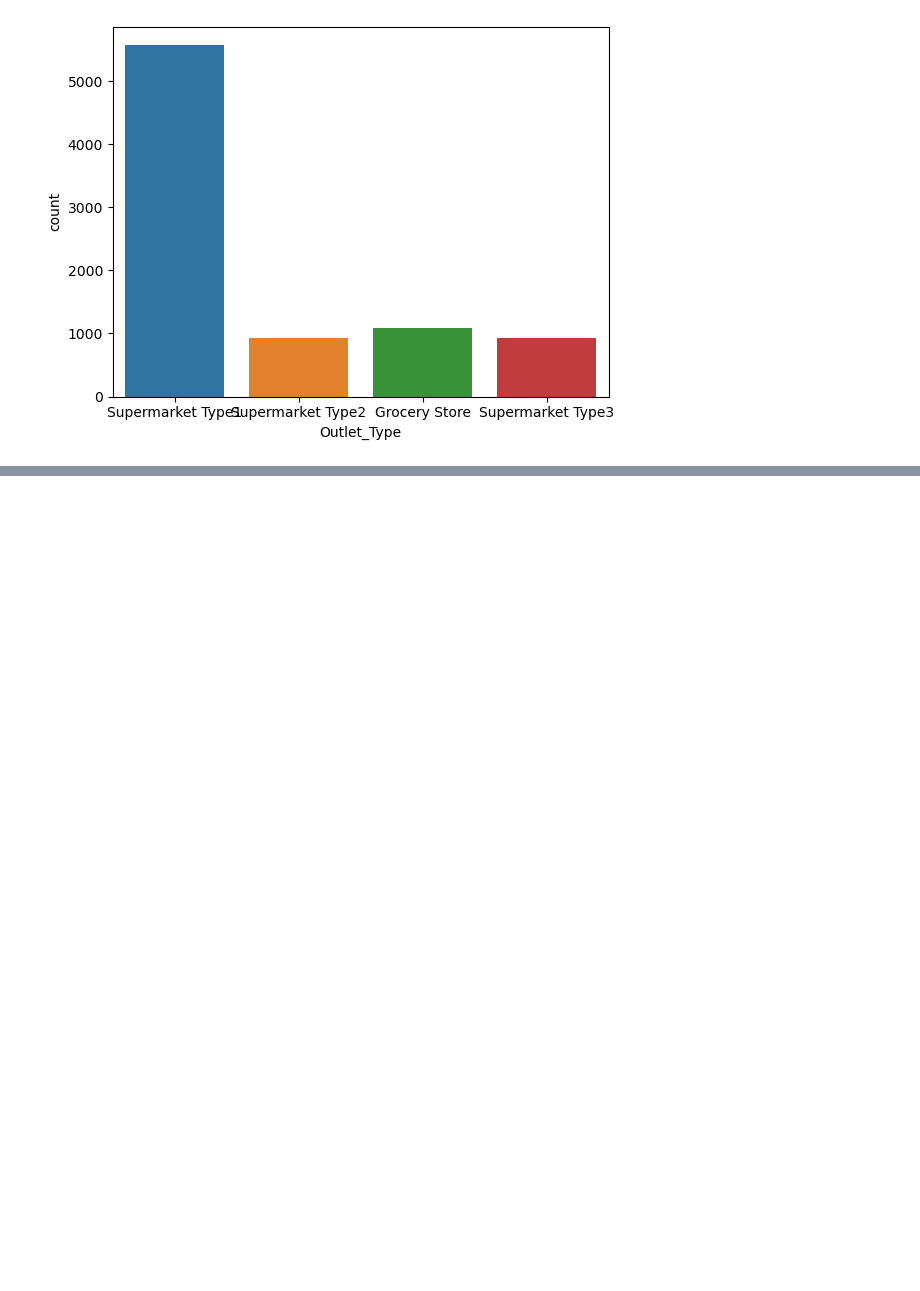
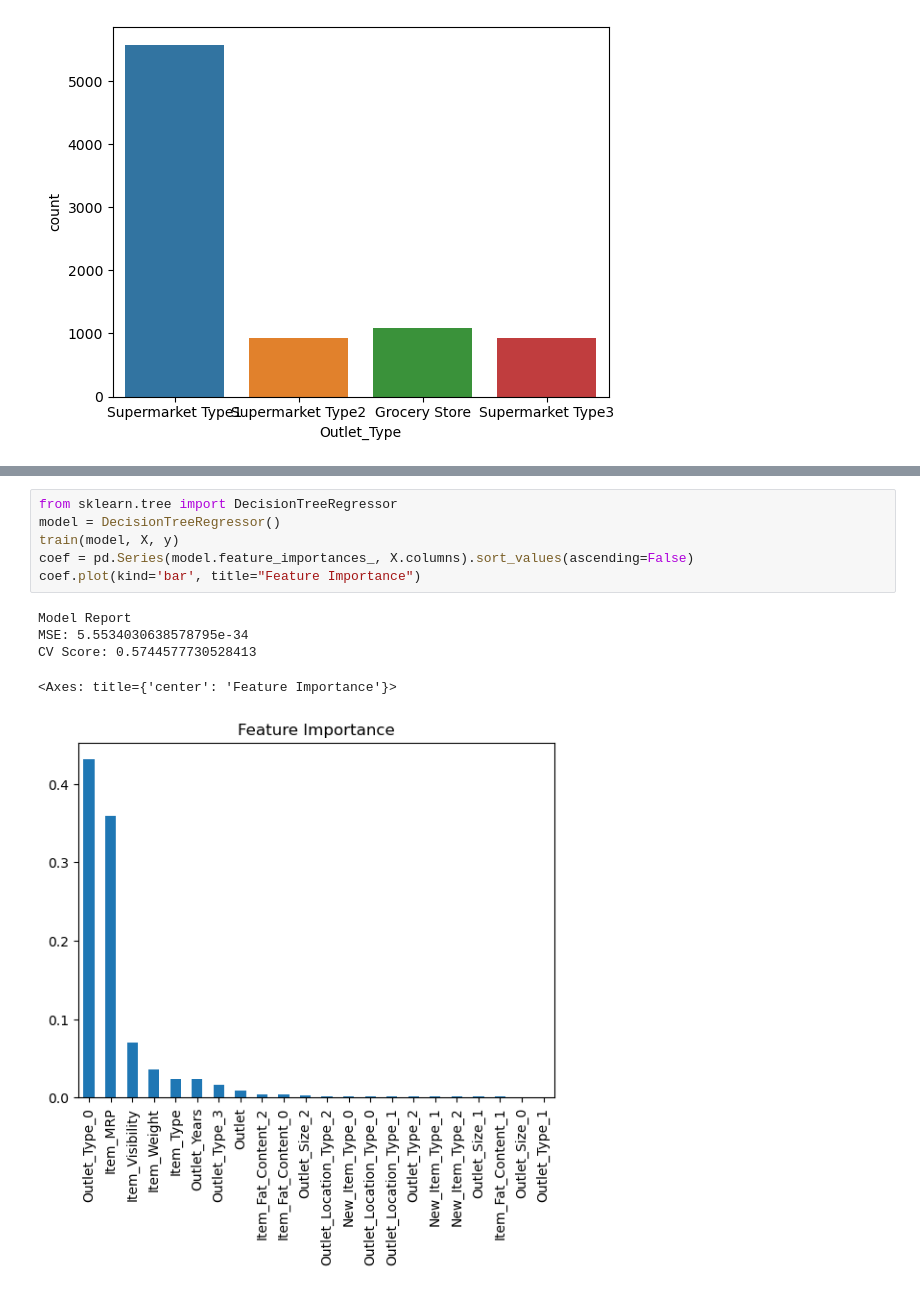
Before and after one commit to parveenxkashyap/bigmart-sales-prediction, a Jupyter notebook: notebook.ipynb, the cells around one changed output, grey strips where cells are left out. Saved outputs shown, nothing was run; the diff lists cells and outputs as text; blank space fills up the shorter version.

```diff
--- a/notebook.ipynb
+++ b/notebook.ipynb
@@ -382,0 +475,12 @@ sns.countplot(data=df, x='Outlet_Type')
+# %%
+from sklearn.tree import DecisionTreeRegressor
+model = DecisionTreeRegressor()
+train(model, X, y)
+coef = pd.Series(model.feature_importances_, X.columns).sort_values(ascending=False)
+coef.plot(kind='bar', title="Feature Importance")
+# %% [output]
+Model Report
+MSE: 5.5534030638578795e-34
+CV Score: 0.5744577730528413
+<Axes: title={'center': 'Feature Importance'}>
+[figure, added]
```
Also changed, not shown: parts of 16 cells of this notebook.
